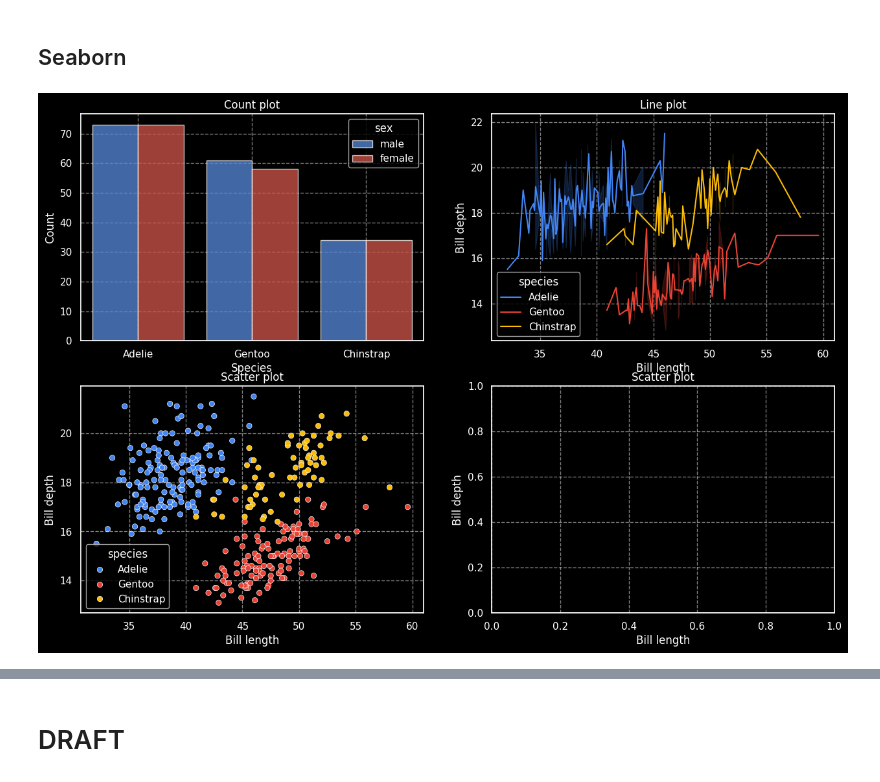
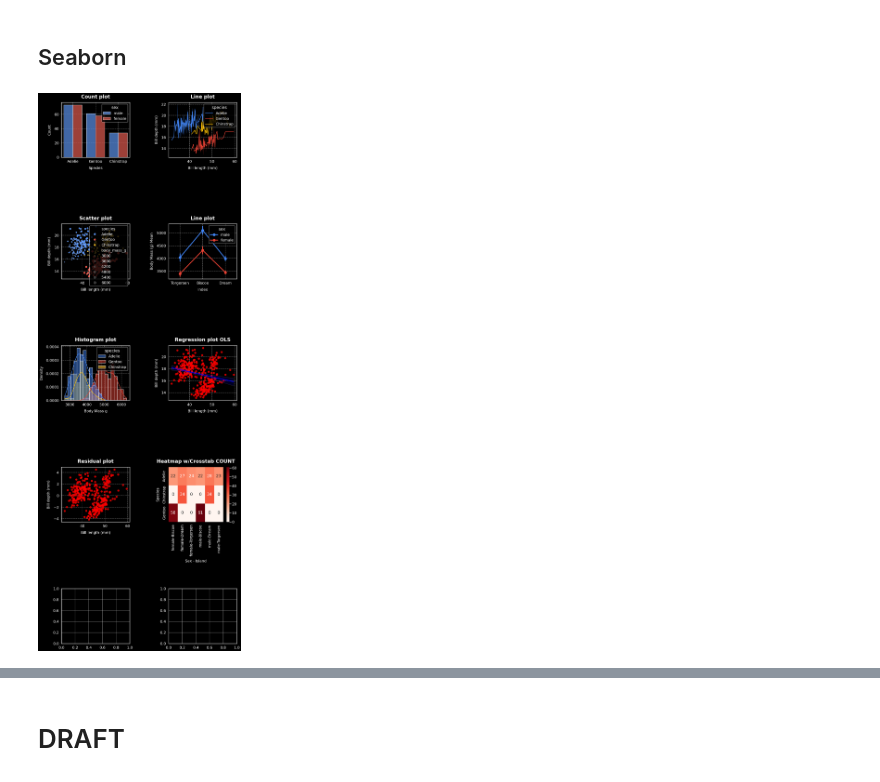
Before and after one commit to carlosjesuscaro/data_analysis_summary, a Jupyter notebook: Visualizations.ipynb, the cells around one changed output, grey strips where cells are left out. Drawn from its saved outputs; the diff is of its cells as text; code cells hidden in the pictures.

Commit message:
feat: Seaborn WIP II

```diff
--- a/Visualizations.ipynb
+++ b/Visualizations.ipynb
@@ -224,41 +225,84 @@ plt.show()
 # %% [markdown]
 ## Seaborn
 # %%
-fig, axes = plt.subplots(2,2, figsize=(15, 10))
+sns.set_context("talk", font_scale=1.1)
+
+# 2. THEME FIX: Set dark style using Seaborn so both Matplotlib and Seaborn styles align perfectly
+sns.set_style("darkgrid", {
+    "background.color": "#111111",
+    "axes.facecolor": "#1c1c1c",
+    "grid.color": "#444444"
+})
+plt.style.use('dark_background')
+
+fig, axes = plt.subplots(5, 2, figsize=(16, 40))
 
 plt.style.use('dark_background')
 # sns.set_theme(style="darkgrid")
 google_colors = ["#4285F4", "#EA4335", "#FBBC05", "#34A853"]
+google_three = ["#4285F4", "#EA4335", "#FBBC05"]
 sns.set_palette(google_colors)
 
 # Count plot
 sns.countplot(data=data, x="species", ax=axes[0, 0], hue='sex', alpha=0.75)
-axes[0, 0].set_title('Count plot')
-axes[0, 0].set_xlabel('Species')
-axes[0, 0].set_ylabel('Count')
-axes[0, 0].grid(True, linestyle='--', which='major', axis='both')
+axes[0, 0].set_title('Count plot', pad=20, fontsize=24, fontweight='bold')
+axes[0, 0].set_xlabel('Species', labelpad=15, fontsize=18)
+axes[0, 0].set_ylabel('Count', labelpad=15, fontsize=18)
+axes[0, 0].grid(True, linestyle='--', which='major', axis='both', alpha=0.5)
 
 # Line plot
 sns.lineplot(data=data, x="bill_length_mm", y="bill_depth_mm", ax=axes[0, 1], hue='species', hue_order=['Adelie', 'Gentoo', 'Chinstrap'], errorbar='sd')
-axes[0, 1].set_title('Line plot')
-axes[0, 1].set_xlabel('Bill length')
-axes[0, 1].set_ylabel('Bill depth')
-axes[0, 1].grid(True, linestyle='--', which='major', axis='both')
+axes[0, 1].set_title('Line plot', pad=20, fontsize=24, fontweight='bold')
+axes[0, 1].set_xlabel('Bill length (mm)', labelpad=15, fontsize=18)
+axes[0, 1].set_ylabel('Bill depth (mm)', labelpad=15, fontsize=18)
+axes[0, 1].grid(True, linestyle='--', which='major', axis='both', alpha=0.5)
 
 # Scatter plot
-sns.scatterplot(data=data, x='bill_length_mm', y='bill_depth_mm', ax=axes[1, 0], hue='species', hue_order=['Adelie', 'Gentoo', 'Chinstrap'])
-axes[1, 0].set_title('Scatter plot')
-axes[1, 0].set_xlabel('Bill length')
-axes[1, 0].set_ylabel('Bill depth')
-axes[1, 0].grid(True, linestyle='--', which='major', axis='both')
+sns.scatterplot(data=data, x='bill_length_mm', y='bill_depth_mm', ax=axes[1, 0], palette=google_three, hue='species', hue_order=['Adelie', 'Gentoo', 'Chinstrap'], size='body_mass_g', sizes=(1, 150))
+axes[1, 0].set_title('Scatter plot', pad=20, fontsize=24, fontweight='bold')
+axes[1, 0].set_xlabel('Bill length (mm)', labelpad=15, fontsize=18)
+axes[1, 0].set_ylabel('Bill depth (mm)', labelpad=15, fontsize=18)
+axes[1, 0].grid(True, linestyle='--', which='major', axis='both', alpha=0.5)
 
-sns.relplot(data=data, x="bill_length_mm", y="bill_depth_mm", hue="species", kind="scatter", ax=axes[1, 1])
-axes[1, 1].set_title('Scatter plot')
-axes[1, 1].set_xlabel('Bill length')
-axes[1, 1].set_ylabel('Bill depth')
-axes[1, 1].grid(True, linestyle='--', which='major', axis='both')
+# Line plot
+sns.pointplot(data=data, x='island', y="body_mass_g", hue="sex", ax=axes[1, 1], estimator='mean')
+axes[1, 1].set_title('Line plot', pad=20, fontsize=24, fontweight='bold')
+axes[1, 1].set_xlabel('Index', labelpad=15, fontsize=18)
+axes[1, 1].set_ylabel('Body Mass (g) Mean', labelpad=15, fontsize=18)
+axes[1, 1].grid(True, linestyle='--', which='major', axis='both', alpha=0.5)
 
-plt.tight_layout(pad=3.0, h_pad=4.0, w_pad=3.0)
+# Histogram
+sns.histplot(data=data, x='body_mass_g', hue='species', palette=google_three, kde=True, bins=20, ax=axes[2, 0], legend=True, stat='density')
+axes[2, 0].set_title('Histogram plot', pad=20, fontsize=24, fontweight='bold')
+axes[2, 0].set_xlabel('Body Mass g', labelpad=15, fontsize=18)
+axes[2, 0].set_ylabel('Density', labelpad=15, fontsize=18)
+axes[2, 0].grid(True, linestyle='--', which='major', axis='both', alpha=0.5)
+
+# Regression plot
+sns.regplot(data=data, x="bill_length_mm", y="bill_depth_mm", ax=axes[2, 1], color='red', scatter=True, line_kws={'color': 'blue'}, order=1)
+axes[2, 1].set_title('Regression plot OLS', pad=20, fontsize=24, fontweight='bold')
+axes[2, 1].set_xlabel('Bill length (mm)', labelpad=15, fontsize=18)
+axes[2, 1].set_ylabel('Bill depth (mm)', labelpad=15, fontsize=18)
+axes[2, 1].grid(True, linestyle='--', which='major', axis='both', alpha=0.5)
+
+# Residual plot
+sns.residplot(data=data, x="bill_length_mm", y="bill_depth_mm", ax=axes[3, 0], color='red')
+axes[3, 0].set_title('Residual plot', pad=20, fontsize=24, fontweight='bold')
+axes[3, 0].set_xlabel('Bill length (mm)', labelpad=15, fontsize=18)
+axes[3, 0].set_ylabel('Bill depth (mm)', labelpad=15, fontsize=18)
+axes[3, 0].grid(True, linestyle='--', which='major', axis='both', alpha=0.5)
+
+# Heatmap OPTION Crosstab
+cross_data = pd.crosstab(data.species, [data.sex, data.island])
+sns.heatmap(cross_data, annot=True, fmt='d', cmap='Reds', ax=axes[3, 1])
+axes[3, 1].set_title('Heatmap w/Crosstab COUNT', pad=20, fontsize=24, fontweight='bold')
+axes[3, 1].set_ylabel('Species', labelpad=15, fontsize=18)
+axes[3, 1].set_xlabel('Sex - Island', labelpad=15, fontsize=18)
+
+#  Heatmap OPTION Pivot table
+
+
+plt.tight_layout(pad=4.0, h_pad=6.0, w_pad=5.0)
 plt.show()
 # %% [output]
-[figure, old version]
+[figure, new version]
```
Also changed, not shown: parts of 22 cells of this notebook.
